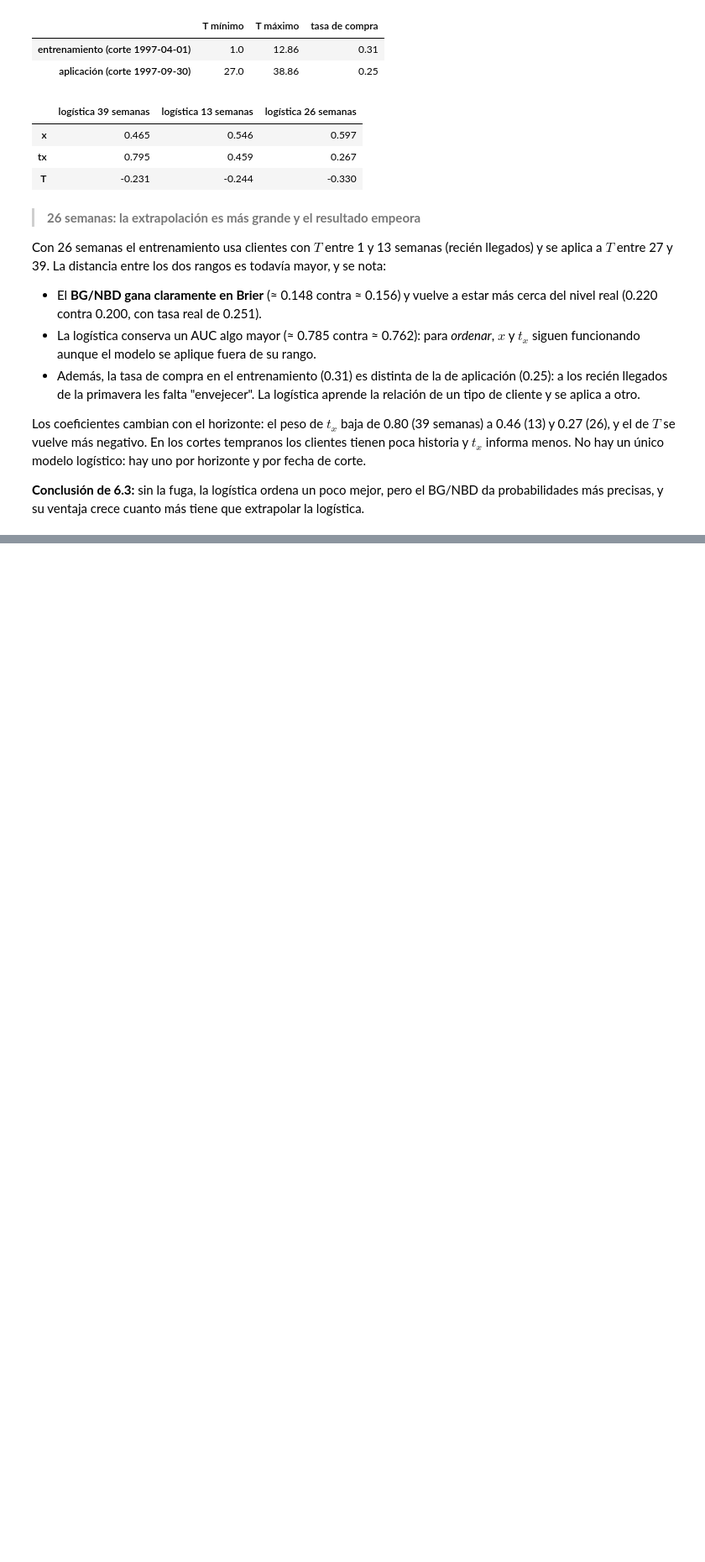
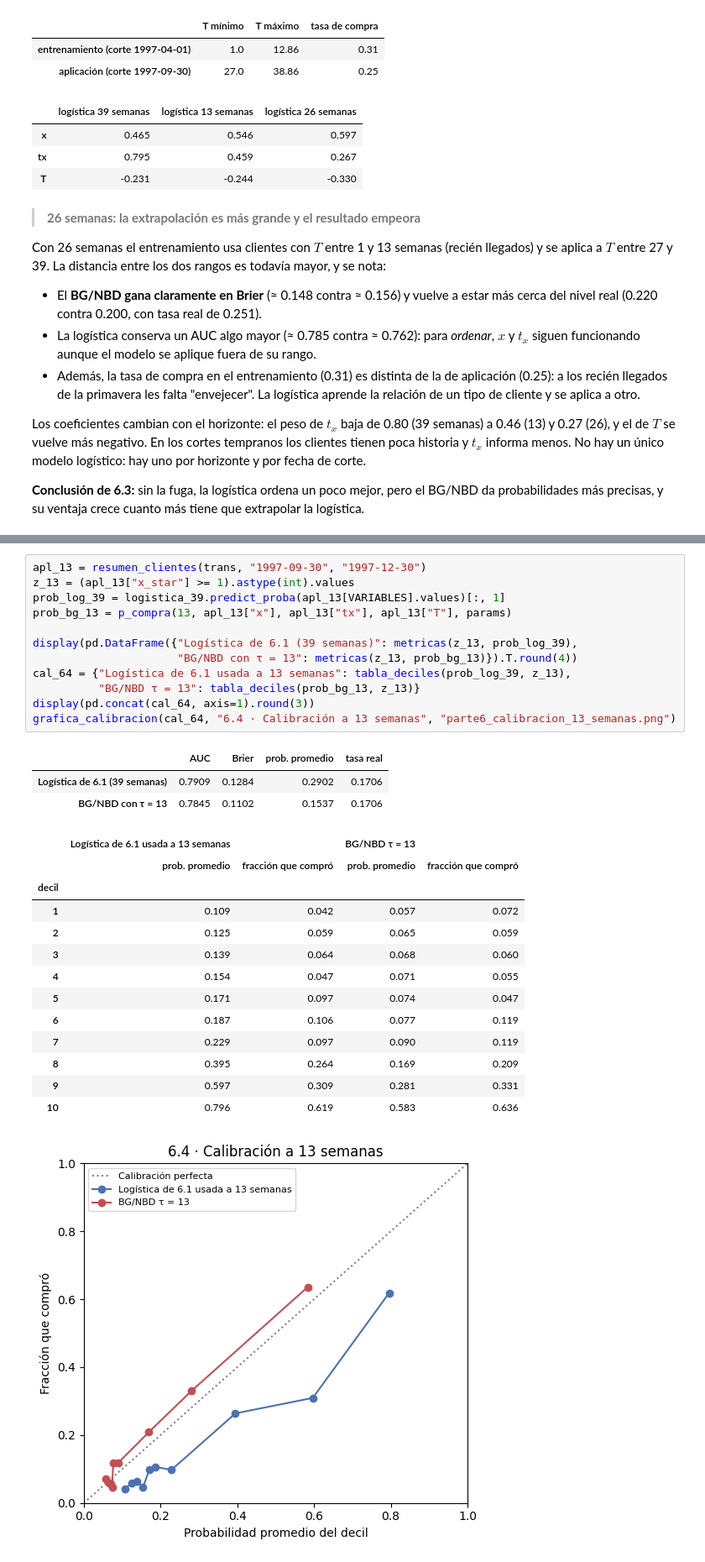
Before and after one commit to SSIsa14/contando-clientes-btyd, a Jupyter notebook: notebooks/06_logistica.ipynb, the cells around one changed output, grey strips where cells are left out. Shown at 84% size. Drawn from its saved outputs; the diff is of its cells as text; blank space fills up the shorter version.

Commit message:
Parte 6: usar la logística de 39 semanas a 13 semanas (6.4)
Ordena igual pero sobreestima en 70 %; el BG/NBD solo cambia tau.

```diff
--- a/notebooks/06_logistica.ipynb
+++ b/notebooks/06_logistica.ipynb
@@ -257,0 +262,30 @@ Los coeficientes cambian con el horizonte: el peso de $t_x$ baja de 0.80 (39 sem
+# %%
+apl_13 = resumen_clientes(trans, "1997-09-30", "1997-12-30")
+z_13 = (apl_13["x_star"] >= 1).astype(int).values
+prob_log_39 = logistica_39.predict_proba(apl_13[VARIABLES].values)[:, 1]
+prob_bg_13 = p_compra(13, apl_13["x"], apl_13["tx"], apl_13["T"], params)
+
+display(pd.DataFrame({"Logística de 6.1 (39 semanas)": metricas(z_13, prob_log_39),
+                      "BG/NBD con τ = 13": metricas(z_13, prob_bg_13)}).T.round(4))
+cal_64 = {"Logística de 6.1 usada a 13 semanas": tabla_deciles(prob_log_39, z_13),
+          "BG/NBD τ = 13": tabla_deciles(prob_bg_13, z_13)}
+display(pd.concat(cal_64, axis=1).round(3))
+grafica_calibracion(cal_64, "6.4 · Calibración a 13 semanas", "parte6_calibracion_13_semanas.png")
+# %% [output]
+|  | AUC | Brier | prob. promedio | tasa real |
+| Logística de 6.1 (39 semanas) | 0.7909 | 0.1284 | 0.2902 | 0.1706 |
+| BG/NBD con τ = 13 | 0.7845 | 0.1102 | 0.1537 | 0.1706 |
+|  | Logística de 6.1 usada a 13 semanas |  | BG/NBD τ = 13 |  |
+|  | prob. promedio | fracción que compró | prob. promedio | fracción que compró |
+| decil |  |  |  |  |
+| 1 | 0.109 | 0.042 | 0.057 | 0.072 |
+| 2 | 0.125 | 0.059 | 0.065 | 0.059 |
+| 3 | 0.139 | 0.064 | 0.068 | 0.060 |
+| 4 | 0.154 | 0.047 | 0.071 | 0.055 |
+| 5 | 0.171 | 0.097 | 0.074 | 0.047 |
+| 6 | 0.187 | 0.106 | 0.077 | 0.119 |
+| 7 | 0.229 | 0.097 | 0.090 | 0.119 |
+| 8 | 0.395 | 0.264 | 0.169 | 0.209 |
+| 9 | 0.597 | 0.309 | 0.281 | 0.331 |
+| 10 | 0.796 | 0.619 | 0.583 | 0.636 |
+[figure, added]
```
Also changed, not shown: parts of 2 cells of this notebook, 1 other file.
